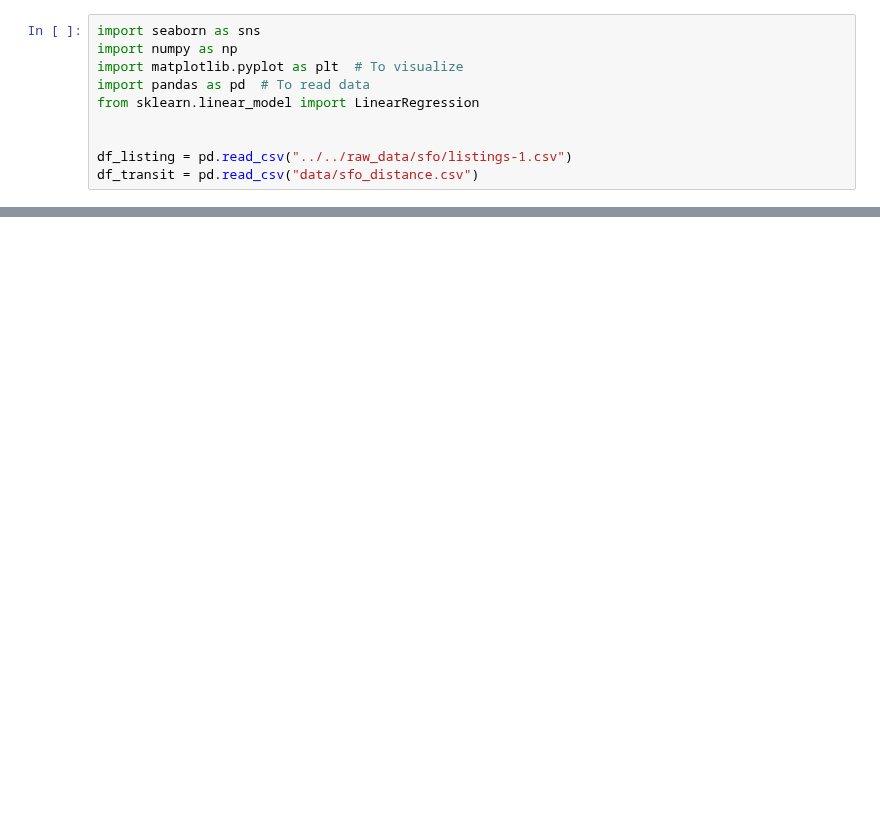
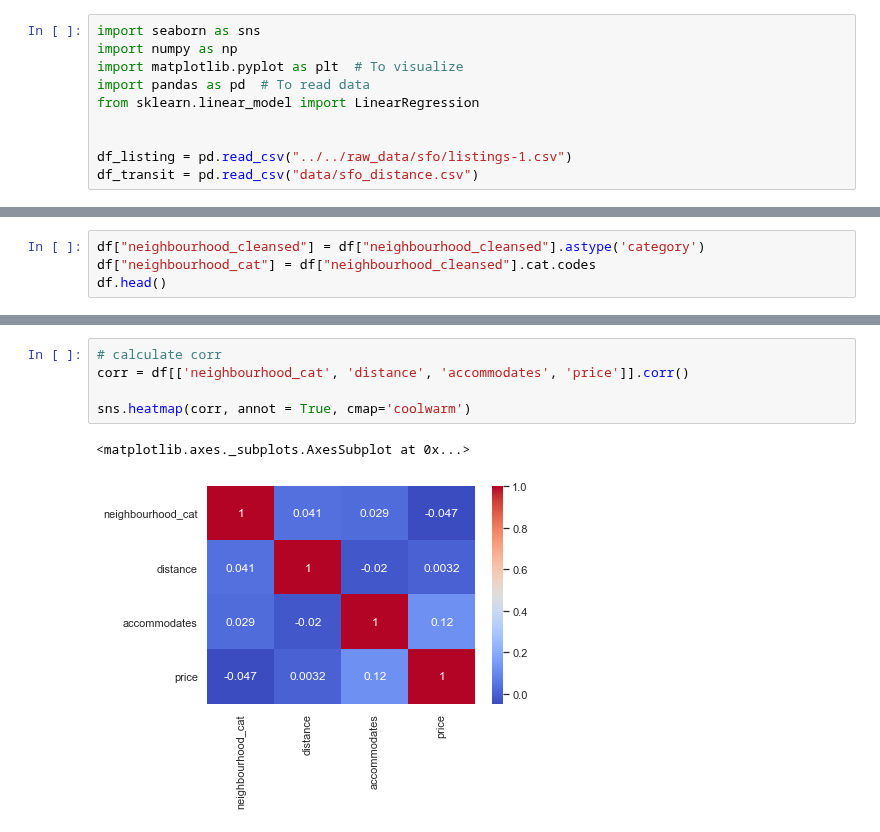
Before and after one commit to LingxingG/Data-Mining-Project, a Jupyter notebook: analysis/transit_relationship/transit_rental_regression.ipynb, the cells around one changed output, grey strips where cells are left out. Drawn from its saved outputs; the diff is of its cells as text; blank space fills up the shorter version.

```diff
--- a/analysis/transit_relationship/transit_rental_regression.ipynb
+++ b/analysis/transit_relationship/transit_rental_regression.ipynb
@@ -90,0 +59,4 @@ Y_pred = linear_regressor.predict(X)  # make predictions
+# %%
+df["neighbourhood_cleansed"] = df["neighbourhood_cleansed"].astype('category')
+df["neighbourhood_cat"] = df["neighbourhood_cleansed"].cat.codes
+df.head()
@@ -90,0 +86,8 @@ Y_pred = linear_regressor.predict(X)  # make predictions
+# %%
+# calculate corr
+corr = df[['neighbourhood_cat', 'distance', 'accommodates', 'price']].corr()
+
+sns.heatmap(corr, annot = True, cmap='coolwarm')
+# %% [output]
+<matplotlib.axes._subplots.AxesSubplot at 0x...>
+[figure, added]
```
Also changed, not shown: parts of 31 cells of this notebook, 3 other files.
